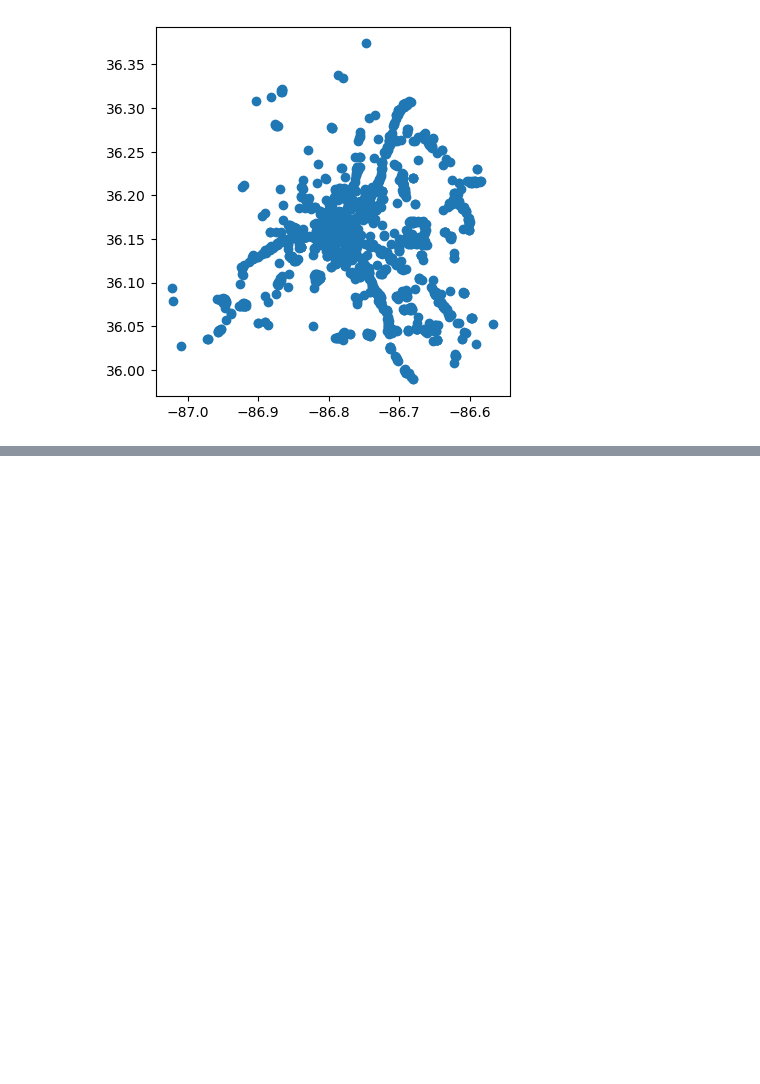
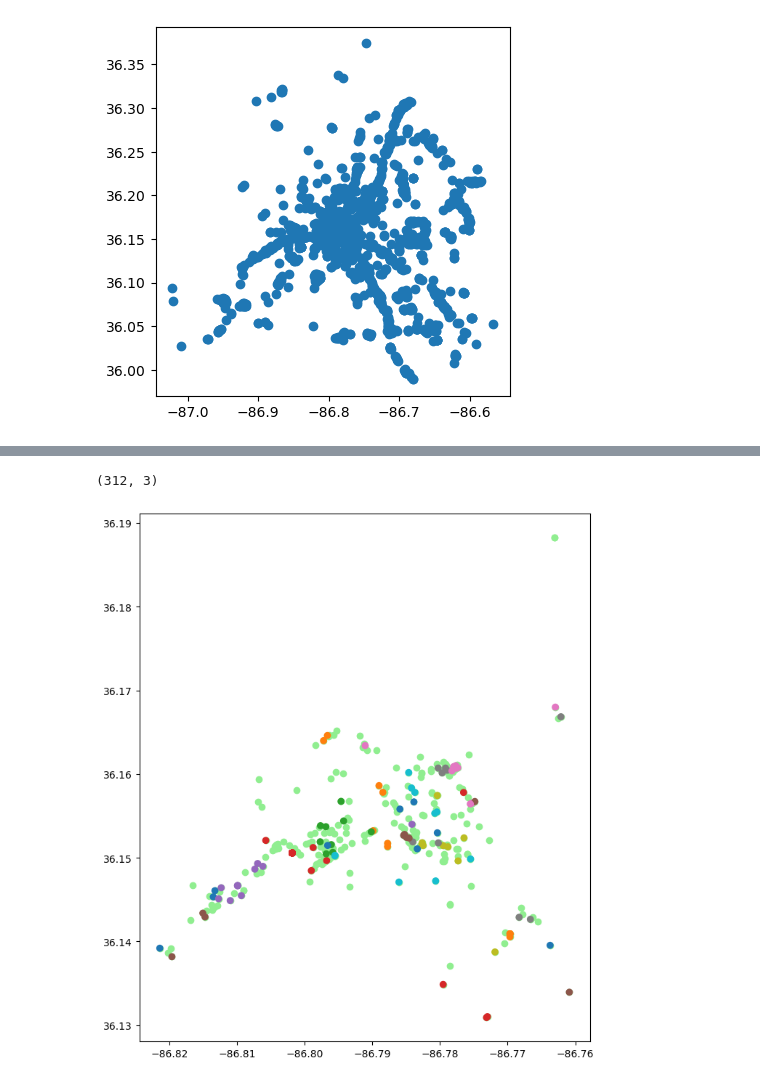
Before and after one commit to NSS-Data-Analytics-Cohort-14/geospatial-1-1-da14-2tall95, a Jupyter notebook: notebooks/Beer_Project.ipynb, the cells around one changed output, grey strips where cells are left out. Saved outputs shown, nothing was run; the diff lists cells and outputs as text; code cells hidden in the pictures; blank space fills up the shorter version.

```diff
--- a/notebooks/Beer_Project.ipynb
+++ b/notebooks/Beer_Project.ipynb
@@ -42,2 +103,6 @@ FileNotFoundError: [Errno 2] No such file or directory: '../data/beer_clean.csv'
+# %%
+beer = beer.drop(columns = ['x','y'])
+# %%
+zipcodes['ZIP'] = zipcodes['ZIP'].astype(str)
 # %%
 beer.info()
@@ -46,6 +136,6 @@ zipcodes.crs
 # %%
 beer_geo = gpd.GeoDataFrame(beer,
                            crs = zipcodes.crs,
-                           geometry = gpd.points_from_xy(beer.lng, beer.lat))
+                           geometry = gpd.points_from_xy(beer.Lon, beer.Lat))
 # %%
 type(beer_geo)
@@ -62,0 +201,12 @@ beer_37203.shape
+# %%
+polygon37203 = zipcodes.loc[zipcodes['ZIP'] == '37203.0']
+# %%
+polygon37203.shape
+# %% [output]
+(312, 3)
+# %%
+ax = polygon37203.plot(figsize = (8, 10), color = 'lightgreen')
+beer_37203.plot( ax = ax, column = 'Address');
+plt.show();
+# %% [output]
+[figure, added]
```
Also changed, not shown: parts of 21 cells of this notebook.
